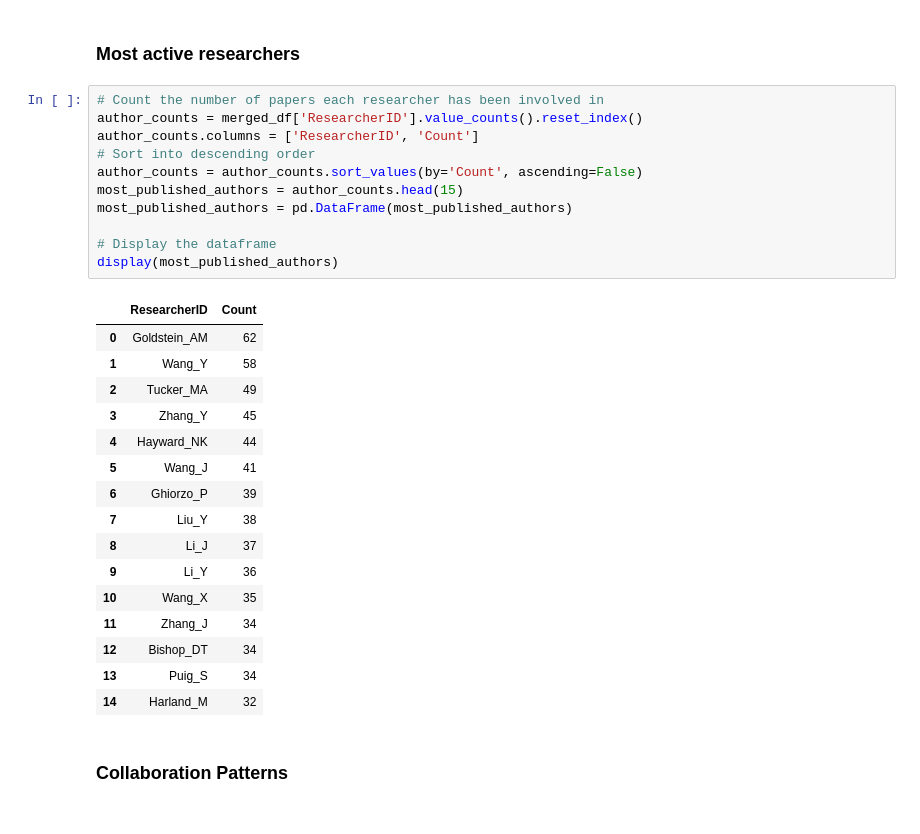
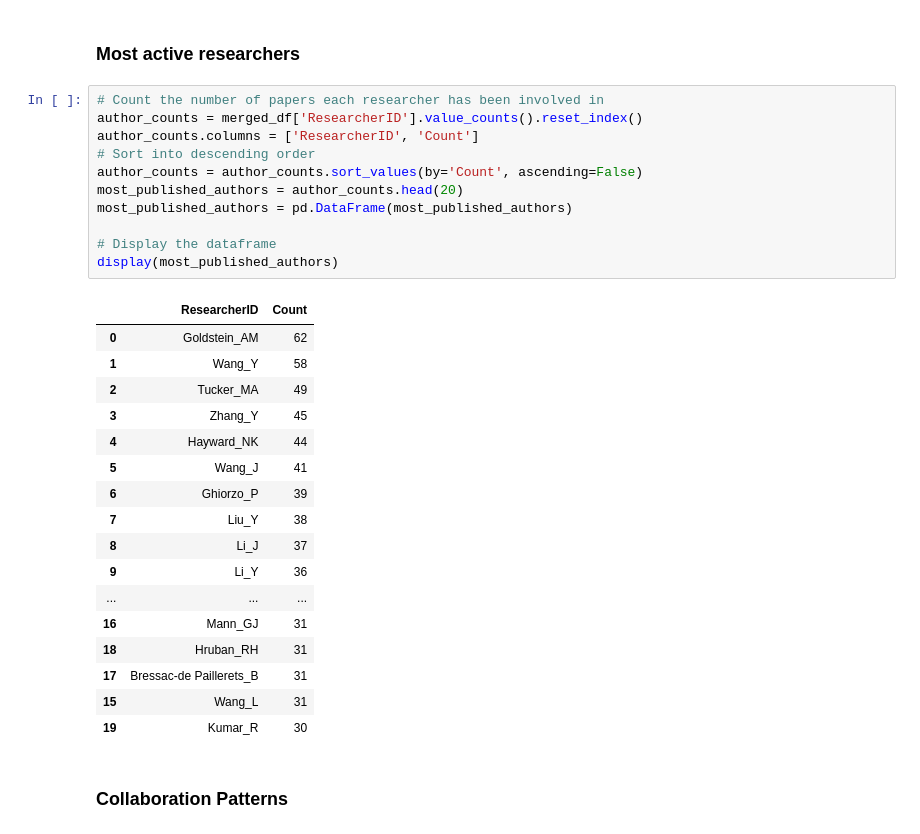
Before and after one commit to ThanakornMix/G1-Consulting-Data-Science, a Jupyter notebook: Consulting.ipynb, the cells around one changed output. Cells and saved outputs as stored; diff of their text form.

```diff
--- a/Consulting.ipynb
+++ b/Consulting.ipynb
@@ -127,31 +127,32 @@ merged_df.head()
 # %%
 # Count the number of papers each researcher has been involved in
 author_counts = merged_df['ResearcherID'].value_counts().reset_index()
 author_counts.columns = ['ResearcherID', 'Count']
 # Sort into descending order
 author_counts = author_counts.sort_values(by='Count', ascending=False)
-most_published_authors = author_counts.head(15)
+most_published_authors = author_counts.head(20)
 most_published_authors = pd.DataFrame(most_published_authors)
 
 # Display the dataframe
 display(most_published_authors)
 # %% [output]
 |  | ResearcherID | Count |
 | 0 | Goldstein_AM | 62 |
 | 1 | Wang_Y | 58 |
 | 2 | Tucker_MA | 49 |
 | 3 | Zhang_Y | 45 |
 | 4 | Hayward_NK | 44 |
 | 5 | Wang_J | 41 |
 | 6 | Ghiorzo_P | 39 |
 | 7 | Liu_Y | 38 |
 | 8 | Li_J | 37 |
 | 9 | Li_Y | 36 |
-| 10 | Wang_X | 35 |
-| 11 | Zhang_J | 34 |
-| 12 | Bishop_DT | 34 |
-| 13 | Puig_S | 34 |
-| 14 | Harland_M | 32 |
+| ... | ... | ... |
+| 16 | Mann_GJ | 31 |
+| 18 | Hruban_RH | 31 |
+| 17 | Bressac-de Paillerets_B | 31 |
+| 15 | Wang_L | 31 |
+| 19 | Kumar_R | 30 |
 # %% [markdown]
 ### Collaboration Patterns
 # %%
```
Also changed, not shown: parts of 11 cells of this notebook.
